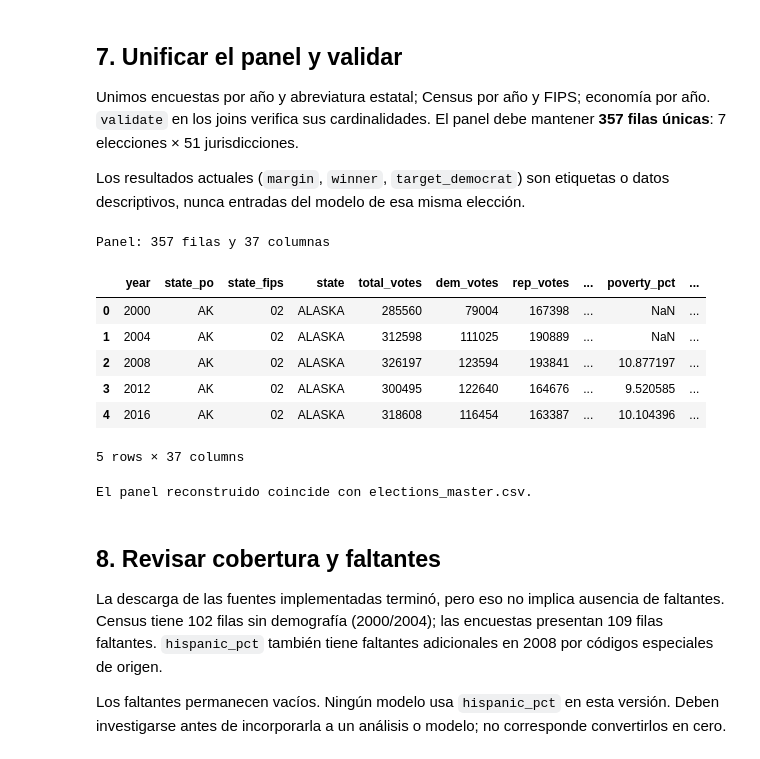
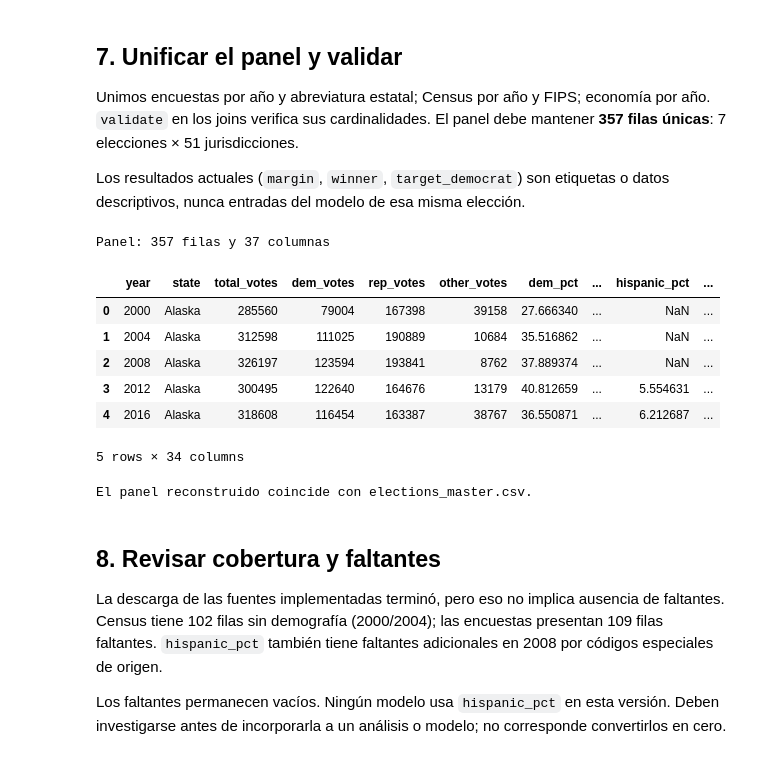
Before and after one commit to diaznicolasandres1/Ciencia-datos-, a Jupyter notebook: notebooks/01_informe_elecciones.ipynb, the cells around one changed output. Cells and saved outputs as stored; diff of their text form; code cells hidden in the pictures.

```diff
--- a/notebooks/01_informe_elecciones.ipynb
+++ b/notebooks/01_informe_elecciones.ipynb
@@ -199,31 +199,31 @@ Los resultados actuales (`margin`, `winner`, `target_democrat`) son etiquetas o
 # %%
 master = elections.merge(polls, on=["year", "state_po"], how="left", validate="one_to_one")
 master = master.merge(census, on=["year", "state_fips"], how="left", validate="one_to_one")
 master = master.merge(economy, on="year", how="left", validate="many_to_one")
 master["target_democrat"] = master.winner.map({"DEMOCRAT": 1, "REPUBLICAN": 0}).astype("Int64")
 master["state_year"] = master.state_po + "_" + master.year.astype(str)
 builder.validate(master)
 print(f"Panel: {master.shape[0]} filas y {master.shape[1]} columnas")
-display(master.head())
+display(master.assign(state=master.state.str.title()).drop(columns=["state_po", "state_fips", "state_year"]).head())
 
 # Verificar que los pasos reconstruyen el dataset ya entregado.
 saved = pd.read_csv(ROOT / "data/processed/elections_master.csv", dtype={"state_fips": str})
 cols = sorted(master.columns)
 pd.testing.assert_frame_equal(
     master[cols].sort_values(["state_po", "year"]).reset_index(drop=True),
     saved[cols].sort_values(["state_po", "year"]).reset_index(drop=True),
     check_dtype=False, rtol=1e-9, atol=1e-9,
 )
 print("El panel reconstruido coincide con elections_master.csv.")
 # %% [output]
 Panel: 357 filas y 37 columnas
-|  | year | state_po | state_fips | state | total_votes | dem_votes | rep_votes | ... | poverty_pct | ... |
-| 0 | 2000 | AK | 02 | ALASKA | 285560 | 79004 | 167398 | ... | NaN | ... |
-| 1 | 2004 | AK | 02 | ALASKA | 312598 | 111025 | 190889 | ... | NaN | ... |
-| 2 | 2008 | AK | 02 | ALASKA | 326197 | 123594 | 193841 | ... | 10.877197 | ... |
-| 3 | 2012 | AK | 02 | ALASKA | 300495 | 122640 | 164676 | ... | 9.520585 | ... |
-| 4 | 2016 | AK | 02 | ALASKA | 318608 | 116454 | 163387 | ... | 10.104396 | ... |
+|  | year | state | total_votes | dem_votes | rep_votes | other_votes | dem_pct | ... | hispanic_pct | ... |
+| 0 | 2000 | Alaska | 285560 | 79004 | 167398 | 39158 | 27.666340 | ... | NaN | ... |
+| 1 | 2004 | Alaska | 312598 | 111025 | 190889 | 10684 | 35.516862 | ... | NaN | ... |
+| 2 | 2008 | Alaska | 326197 | 123594 | 193841 | 8762 | 37.889374 | ... | NaN | ... |
+| 3 | 2012 | Alaska | 300495 | 122640 | 164676 | 13179 | 40.812659 | ... | 5.554631 | ... |
+| 4 | 2016 | Alaska | 318608 | 116454 | 163387 | 38767 | 36.550871 | ... | 6.212687 | ... |
-5 rows × 37 columns
+5 rows × 34 columns
 El panel reconstruido coincide con elections_master.csv.
 # %% [markdown]
 ## 8. Revisar cobertura y faltantes
```
Also changed, not shown: parts of 6 cells of this notebook, 4 other files.
